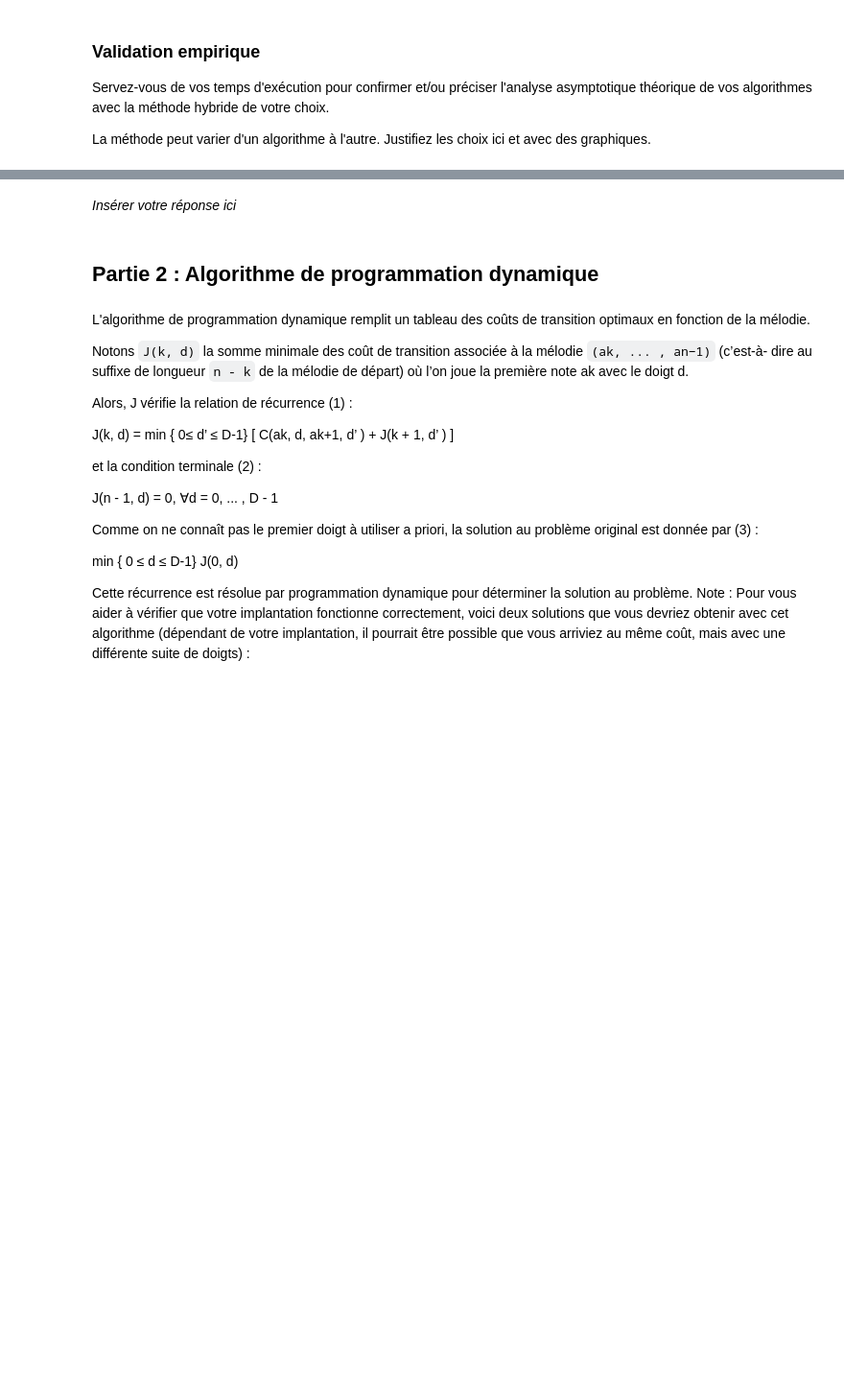
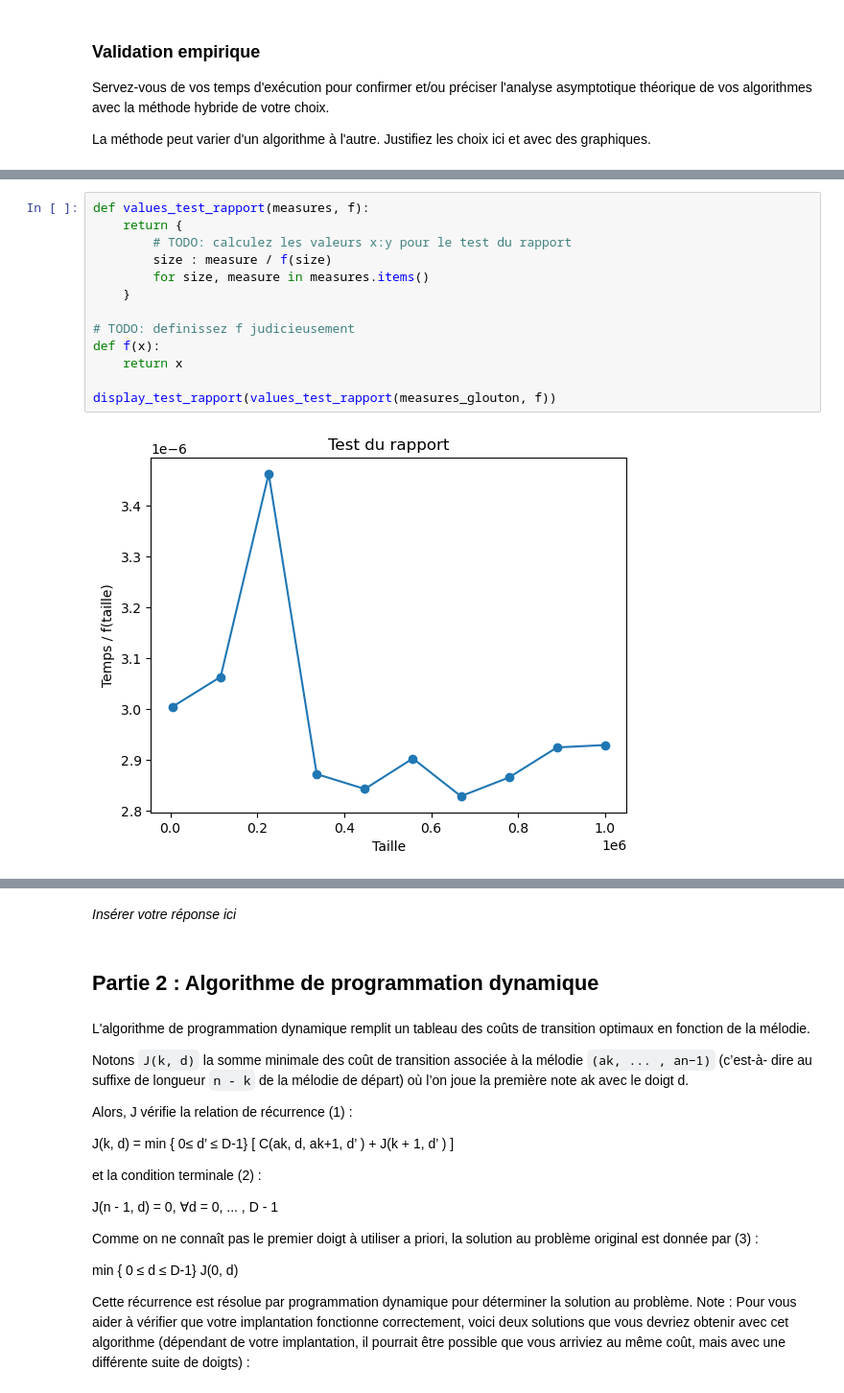
Before and after one commit to Za4khnissi/INF8775, a Jupyter notebook: TP2-H24/TP2-H24.ipynb, the cells around one changed output, grey strips where cells are left out. Shown: that part at 96% size. Drawn from its saved outputs; the diff is of its cells as text; blank space fills up the shorter version.

```diff
--- a/TP2-H24/TP2-H24.ipynb
+++ b/TP2-H24/TP2-H24.ipynb
@@ -323,0 +354,15 @@ La méthode peut varier d'un algorithme à l'autre. Justifiez les choix ici et a
+# %%
+def values_test_rapport(measures, f):
+    return {
+        # TODO: calculez les valeurs x:y pour le test du rapport
+        size : measure / f(size)
+        for size, measure in measures.items()
+    }
+
+# TODO: definissez f judicieusement
+def f(x):
+    return x
+
+display_test_rapport(values_test_rapport(measures_glouton, f))
+# %% [output]
+[figure, added]
```
Also changed, not shown: parts of 6 cells of this notebook.
